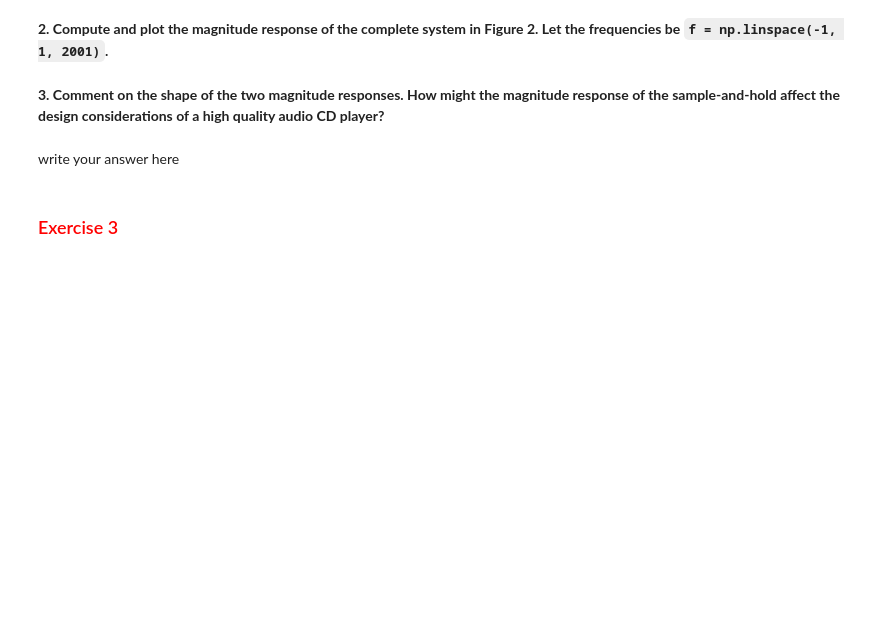
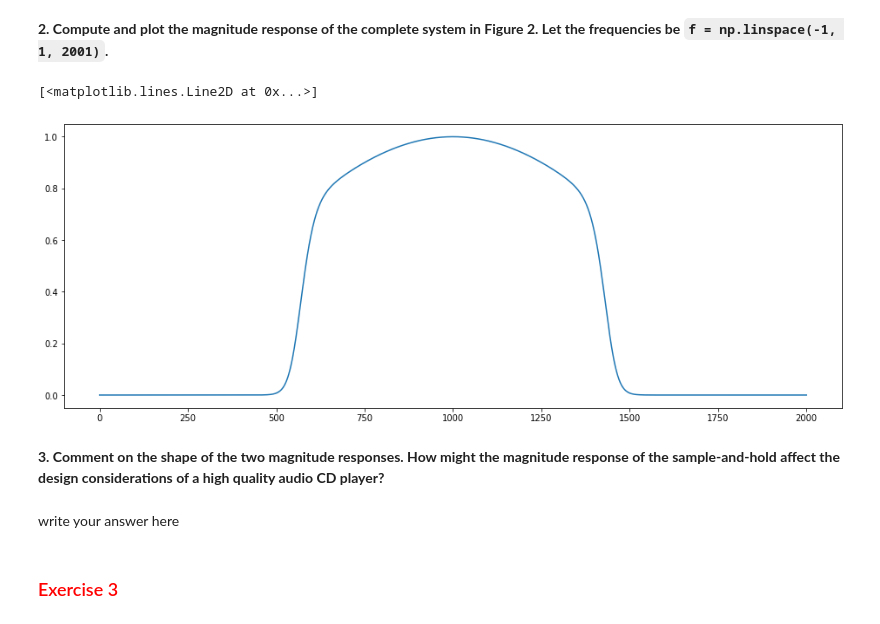
Before and after one commit to cdavin2/dsp_lab04a, a Jupyter notebook: lab04a_final_report.ipynb, the cells around one changed output. Saved outputs shown, nothing was run; the diff lists cells and outputs as text; code cells hidden in the pictures; blank space fills up the shorter version.

```diff
--- a/lab04a_final_report.ipynb
+++ b/lab04a_final_report.ipynb
@@ -45,3 +57,16 @@ plt.rcParams['figure.figsize'] = (16, 6)
+# %%
+# write your code here
+f = np.linspace(-1, 1, 2001)
+Ts = 1
+fc = .45
+N = 20
+
+Hf_abs = ( 1 / (1 + (f/fc)**N) )**2  * np.abs(np.sinc(f*Ts))
+
+plt.plot(Hf_abs)
+# %% [output]
+[<matplotlib.lines.Line2D at 0x...>]
+[figure, added]
 # %% [markdown]
 **3. Comment on the shape of the two magnitude responses. How might the magnitude response of the sample-and-hold affect the design considerations of a high quality audio CD player?**
 # %% [markdown]
```
Also changed, not shown: parts of 4 cells of this notebook.
